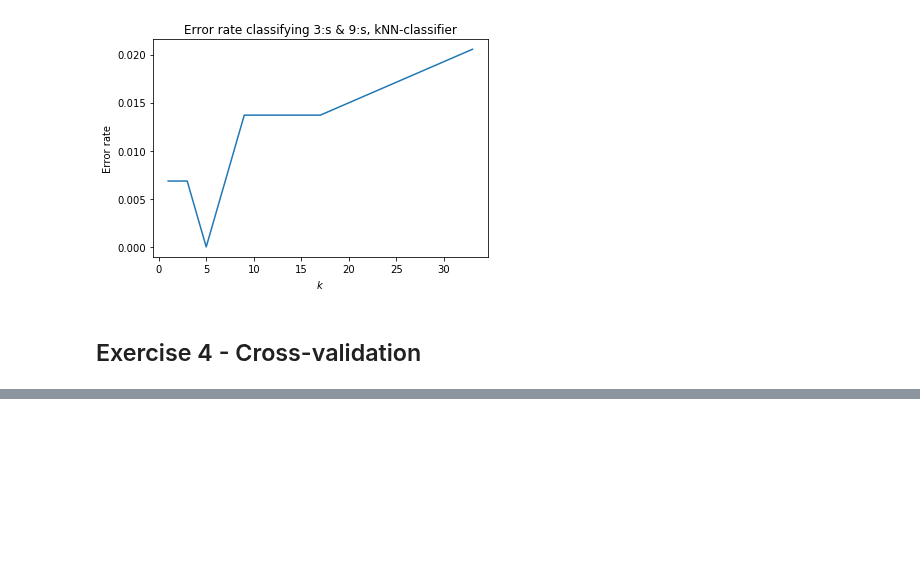
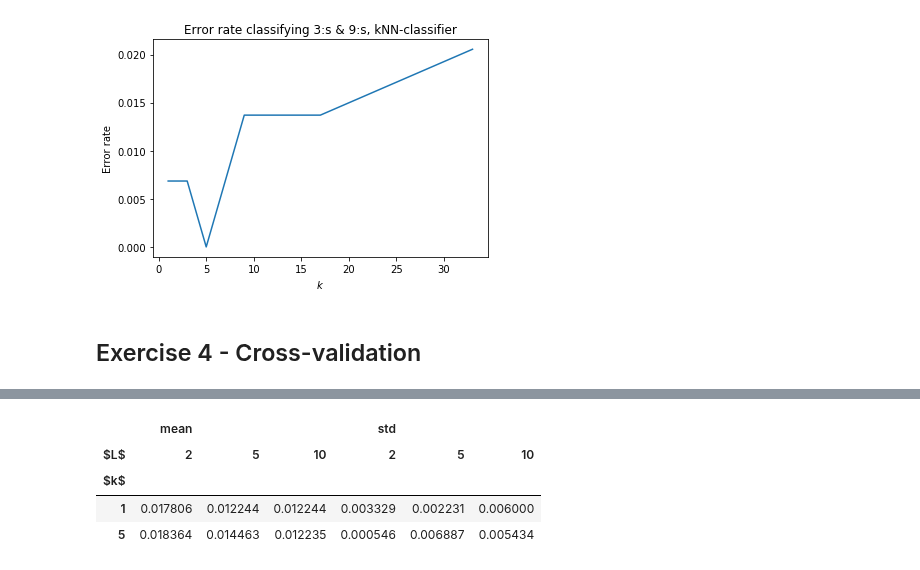
Before and after one commit to eliaserland/heidelberg-courses, a Jupyter notebook: machine-learning/problem-set-2/nearest-neighbor.ipynb, the cells around one changed output, grey strips where cells are left out. Saved outputs shown, nothing was run; the diff lists cells and outputs as text; code cells hidden in the pictures; blank space fills up the shorter version.

```diff
--- a/machine-learning/problem-set-2/nearest-neighbor.ipynb
+++ b/machine-learning/problem-set-2/nearest-neighbor.ipynb
@@ -336,0 +368,10 @@ k = 5, L = 10
+# %%
+df_2 = pd.DataFrame(results_sklearn)
+df_2 = df_2.groupby(["$k$", "$L$"]).first().unstack()
+df_2
+# %% [output]
+|  | mean |  |  | std |  |  |
+| $L$ | 2 | 5 | 10 | 2 | 5 | 10 |
+| $k$ |  |  |  |  |  |  |
+| 1 | 0.017806 | 0.012244 | 0.012244 | 0.003329 | 0.002231 | 0.006000 |
+| 5 | 0.018364 | 0.014463 | 0.012235 | 0.000546 | 0.006887 | 0.005434 |
```
Also changed, not shown: parts of 4 cells of this notebook.
